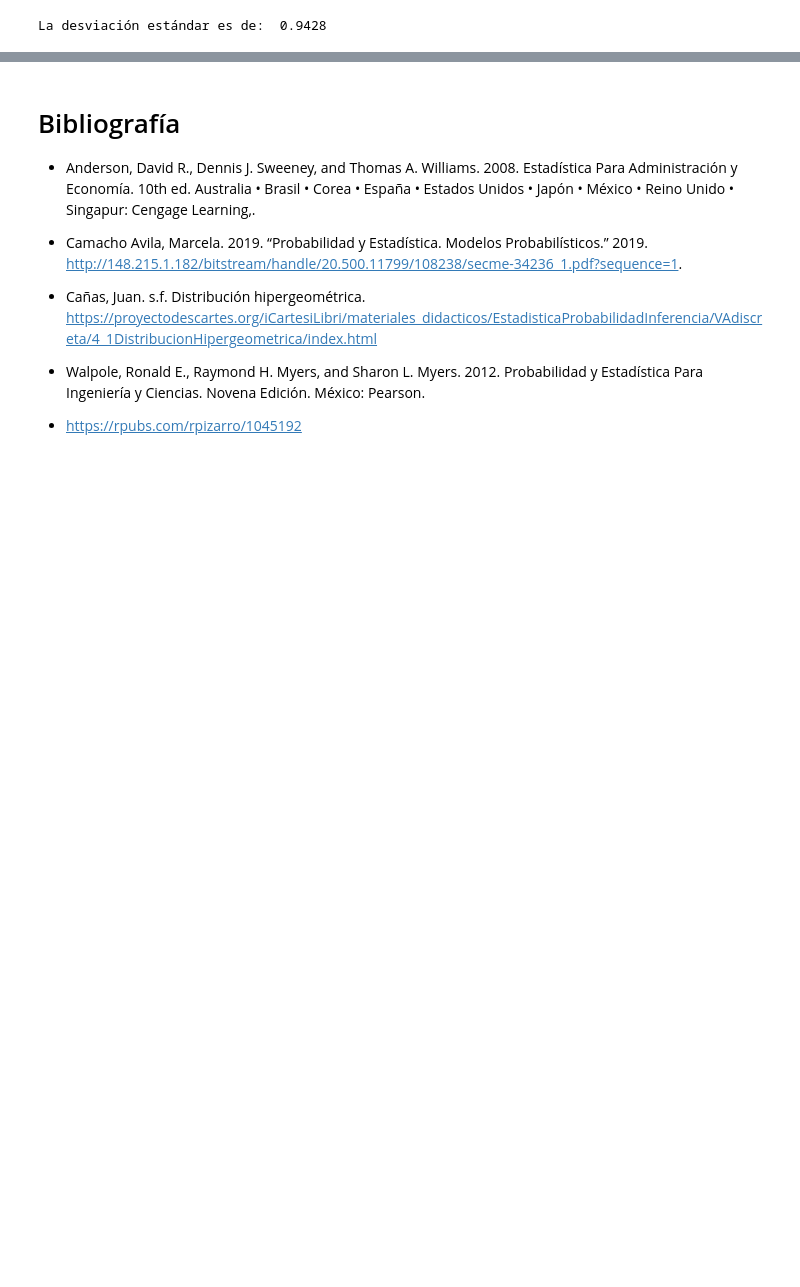
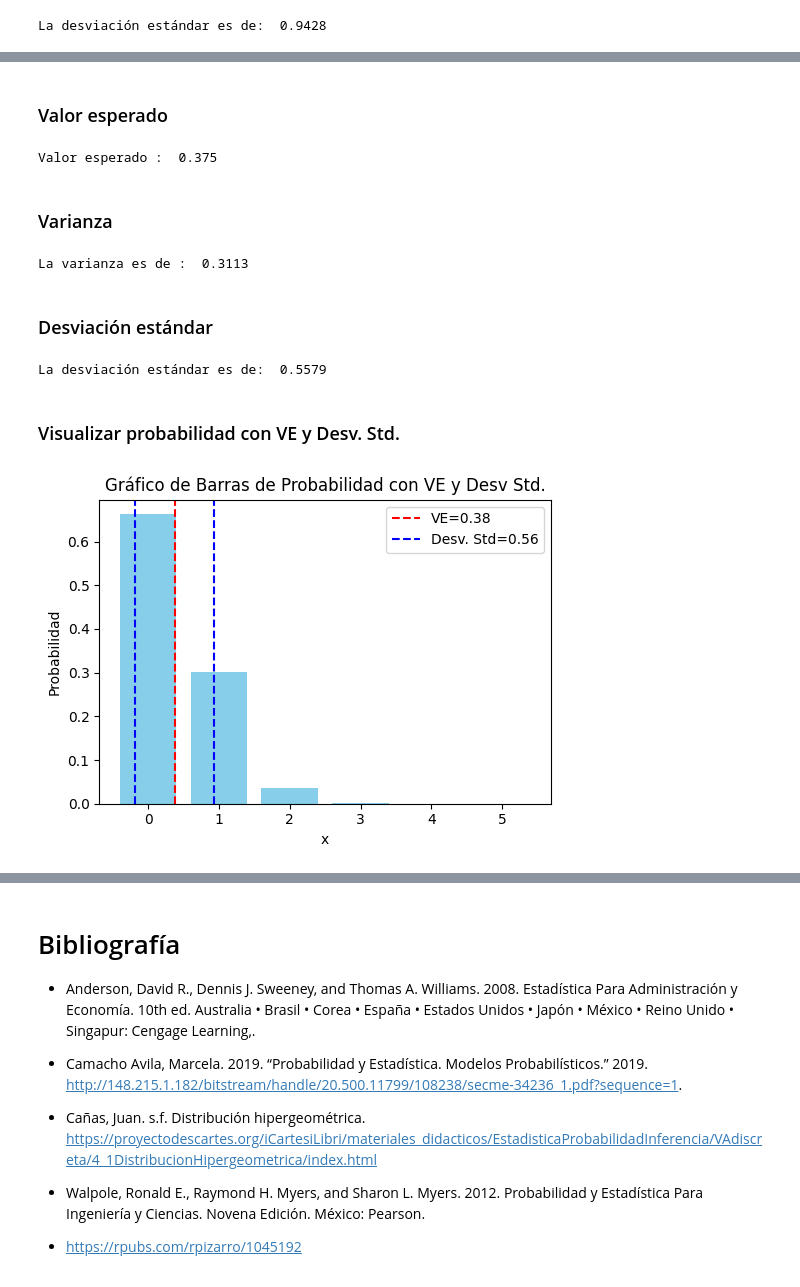
Before and after one commit to rpizarrog/probabilidad-y-estad-stica, a Jupyter notebook: Python 2023/Caso_18_Distribución_hipergeométrica.ipynb, the cells around one changed output, grey strips where cells are left out. Cells and saved outputs as stored; diff of their text form; code cells hidden in the pictures; blank space fills up the shorter version.

```diff
--- a/Python 2023/Caso_18_Distribución_hipergeométrica.ipynb
+++ b/Python 2023/Caso_18_Distribución_hipergeométrica.ipynb
@@ -401,0 +447,8 @@ La desviación estándar es de:  0.9428
+# %%
+tabla = f_tabla_hyper(xi, r, n, N)
+# print(tabla)
+tabla_html = tabla.to_html(index=False, classes='table table-bordered table-striped')
+
+# Imprimir la tabla HTML
+# Mostrar la tabla directamente
+display(HTML(tabla_html))
@@ -402,3 +463,30 @@ La desviación estándar es de:  0.9428
+# %% [markdown]
+### Valor esperado
+# %%
+VE = n * (r/N)
+print ("Valor esperado : ", np.round(VE, 4))
+# %% [output]
+Valor esperado :  0.375
+# %% [markdown]
+### Varianza
+# %%
+varianza = VE * (1 - r/N) * ((N-n) / (N-1))
+print ("La varianza es de : ", np.round(varianza, 4))
+# %% [output]
+La varianza es de :  0.3113
+# %% [markdown]
+### Desviación estándar
+# %%
+desv_std = np.sqrt(varianza)
+print ("La desviación estándar es de: ", np.round(desv_std, 4))
+# %% [output]
+La desviación estándar es de:  0.5579
+# %% [markdown]
+### Visualizar probabilidad con VE y Desv. Std.
+# %%
+f_graficos_probabilidad_discreta_VE_ds(tabla, VE, desv_std)
+# %% [output]
+[figure, added]
 # %% [markdown]
 # Interpretación del caso
 
```
Also changed, not shown: parts of 16 cells of this notebook.
